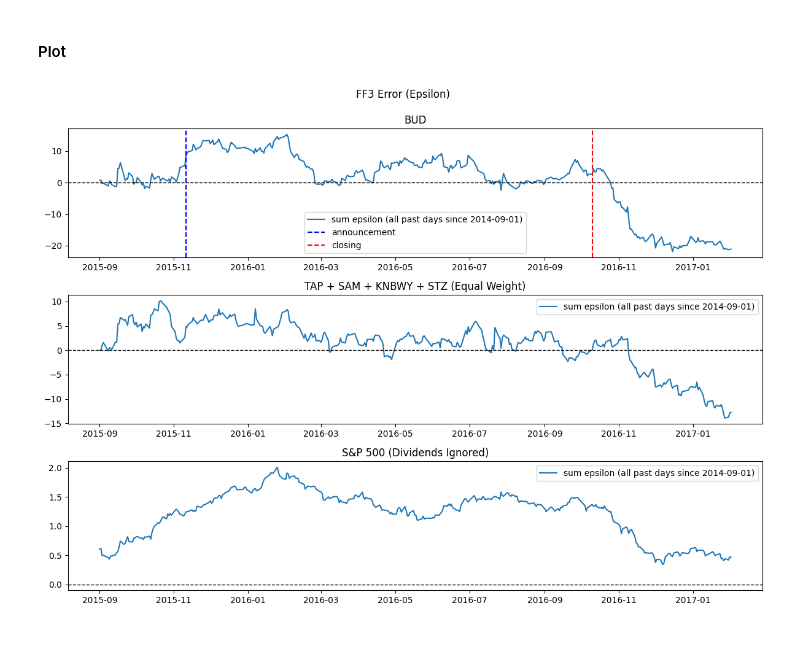
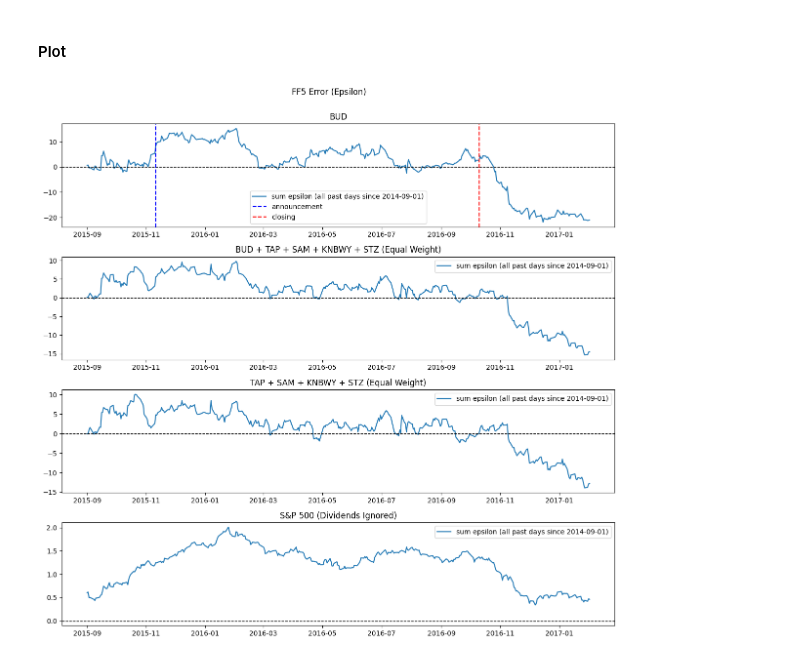
Before and after one commit to chrisliii/FINE-452, a Jupyter notebook: M&A_CAPM_FF3_Daily_Portfolio_BUD.ipynb, the cells around one changed output. Cells and saved outputs as stored; diff of their text form; code cells hidden in the pictures.

Commit message:
Plot with normalization

```diff
--- a/M&A_CAPM_FF3_Daily_Portfolio_BUD.ipynb
+++ b/M&A_CAPM_FF3_Daily_Portfolio_BUD.ipynb
@@ -879,35 +875,42 @@ def FF5CumulativeRegressionPortfolio(stock_name_list, begin_date):
 # %% [markdown]
 #### Plot
 # %%
-fig, (ax1, ax2, ax3) = plt.subplots(3, dpi=100, figsize=(12,9))
+fig, (ax1, ax2, ax3, ax4) = plt.subplots(4, dpi=100, figsize=(12,12))
 fig.suptitle('FF5 Error (Epsilon)')
 
 begin_date = datetime(2014, 9, 1)
 begin_date_label = '2014-09-01'
 
 #BUD
 df_ticker_FF = FF5CumulativeRegression('BUD', begin_date)
 ax1.plot(df_ticker_FF.Date, df_ticker_FF.CumSumEpsilon, label='sum epsilon (all past days since {})'.format(begin_date_label))
 ax1.axhline(y=0, linewidth=1, color='black', linestyle='--')
 ax1.axvline(x=datetime(2015,11,11), color='blue', linestyle='--', label='announcement')
 ax1.axvline(x=datetime(2016,10,10), color='red', linestyle='--', label='closing')
 ax1.title.set_text('BUD')
 ax1.legend()
 
-#Portfolio
-df_ticker_FF = FF5CumulativeRegressionPortfolio(['TAP', 'SAM', 'KNBWY', 'STZ'], begin_date)
+#Portfolio with BUD
+df_ticker_FF = FF5CumulativeRegressionPortfolio(['BUD', 'TAP', 'SAM', 'KNBWY', 'STZ'], begin_date)
 ax2.plot(df_ticker_FF.Date, df_ticker_FF.CumSumEpsilon, label='sum epsilon (all past days since {})'.format(begin_date_label))
 ax2.axhline(y=0, linewidth=1, color='black', linestyle='--')
-ax2.title.set_text('TAP + SAM + KNBWY + STZ (Equal Weight)')
+ax2.title.set_text('BUD + TAP + SAM + KNBWY + STZ (Equal Weight)')
 ax2.legend()
+
+#Portfolio without BUD
+df_ticker_FF = FF5CumulativeRegressionPortfolio(['TAP', 'SAM', 'KNBWY', 'STZ'], begin_date)
+ax3.plot(df_ticker_FF.Date, df_ticker_FF.CumSumEpsilon, label='sum epsilon (all past days since {})'.format(begin_date_label))
+ax3.axhline(y=0, linewidth=1, color='black', linestyle='--')
+ax3.title.set_text('TAP + SAM + KNBWY + STZ (Equal Weight)')
+ax3.legend()
 
 #S&P 500
 df_ticker_FF = FF5CumulativeRegression('^GSPC', begin_date)
-ax3.plot(df_ticker_FF.Date, df_ticker_FF.CumSumEpsilon, label='sum epsilon (all past days since {})'.format(begin_date_label))
-ax3.axhline(y=0, linewidth=1, color='black', linestyle='--')
-ax3.title.set_text('S&P 500 (Dividends Ignored)')
-ax3.legend()
+ax4.plot(df_ticker_FF.Date, df_ticker_FF.CumSumEpsilon, label='sum epsilon (all past days since {})'.format(begin_date_label))
+ax4.axhline(y=0, linewidth=1, color='black', linestyle='--')
+ax4.title.set_text('S&P 500 (Dividends Ignored)')
+ax4.legend()
 
 fig.tight_layout(rect=[0, 0.03, 1, 0.95])
 # %% [output]
-[figure, old version]
+[figure, new version]
```
Also changed, not shown: parts of 2 cells of this notebook.
